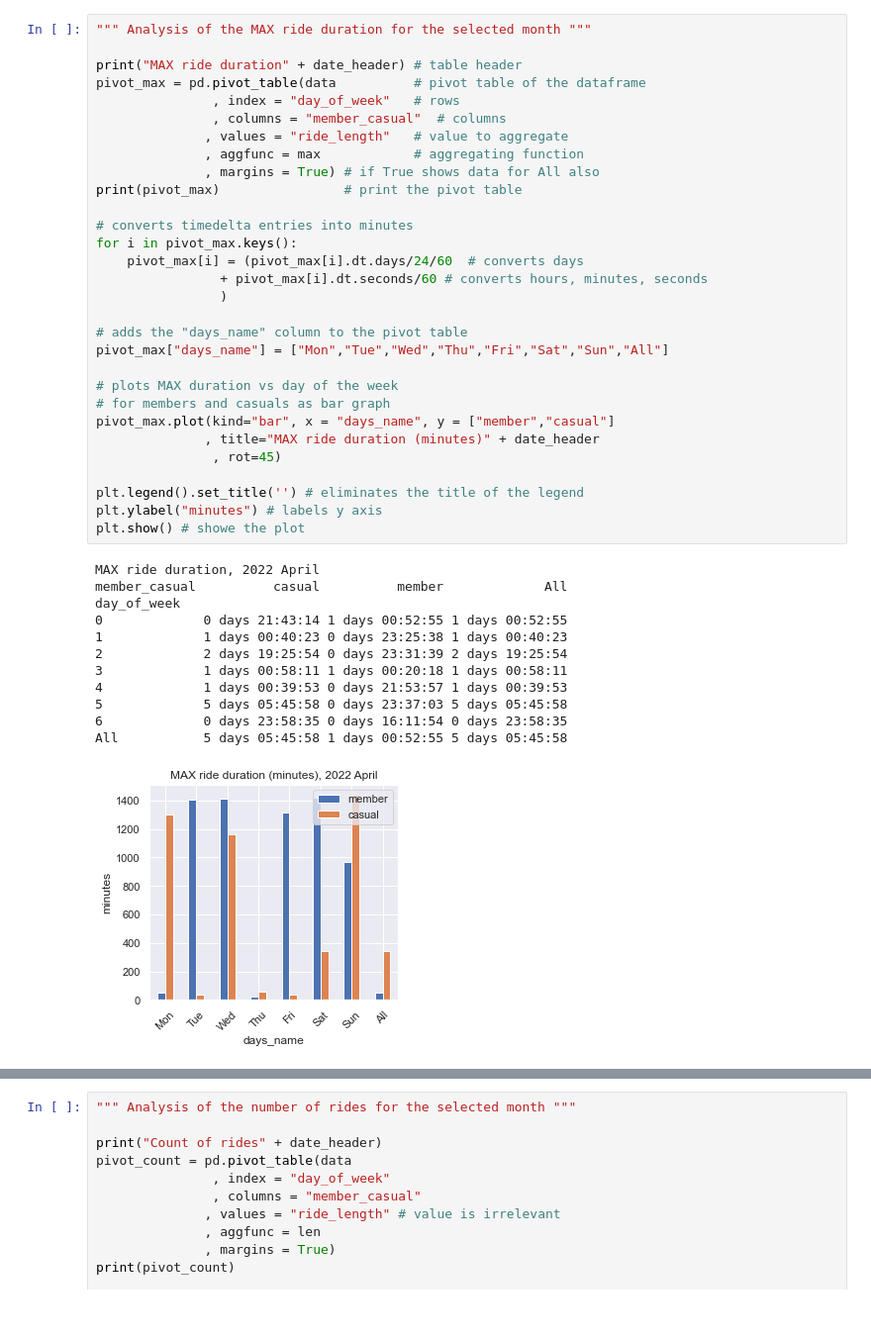
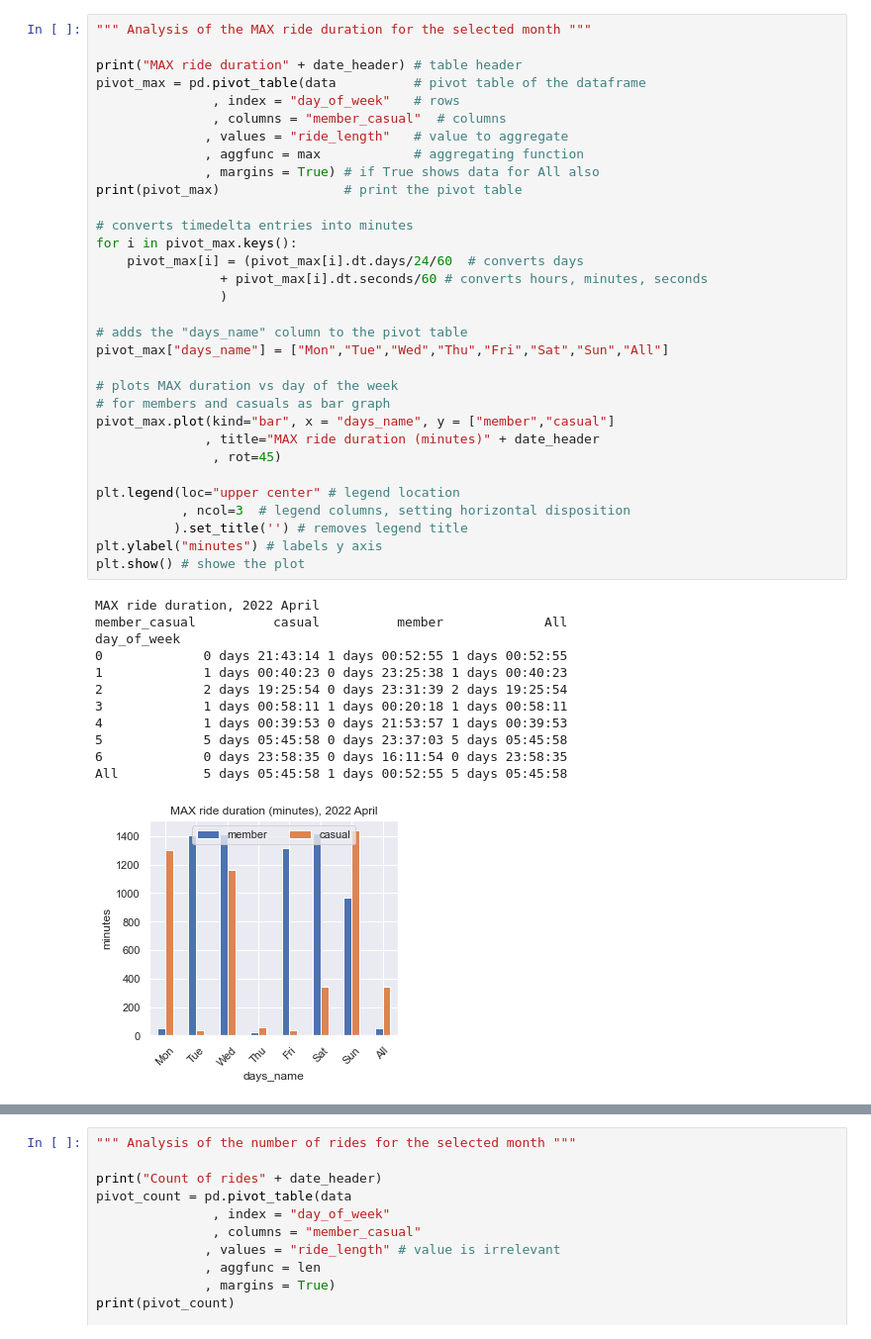
Before and after one commit to valeriobellucci/case-study-1, a Jupyter notebook: data-analysis-month.ipynb, the cells around one changed output, grey strips where cells are left out. Shown: that part at 99% size. Saved outputs shown, nothing was run; the diff lists cells and outputs as text.

```diff
--- a/data-analysis-month.ipynb
+++ b/data-analysis-month.ipynb
@@ -96,35 +96,37 @@ print(pivot_max)                # print the pivot table
 
 # converts timedelta entries into minutes
 for i in pivot_max.keys():
     pivot_max[i] = (pivot_max[i].dt.days/24/60  # converts days
                 + pivot_max[i].dt.seconds/60 # converts hours, minutes, seconds
                 )
 
 # adds the "days_name" column to the pivot table
 pivot_max["days_name"] = ["Mon","Tue","Wed","Thu","Fri","Sat","Sun","All"]
 
 # plots MAX duration vs day of the week
 # for members and casuals as bar graph
 pivot_max.plot(kind="bar", x = "days_name", y = ["member","casual"]
               , title="MAX ride duration (minutes)" + date_header
                , rot=45)
 
-plt.legend().set_title('') # eliminates the title of the legend
+plt.legend(loc="upper center" # legend location
+           , ncol=3  # legend columns, setting horizontal disposition
+          ).set_title('') # removes legend title
 plt.ylabel("minutes") # labels y axis
 plt.show() # showe the plot
 # %% [output]
 MAX ride duration, 2022 April
 member_casual          casual          member             All
 day_of_week
 0             0 days 21:43:14 1 days 00:52:55 1 days 00:52:55
 1             1 days 00:40:23 0 days 23:25:38 1 days 00:40:23
 2             2 days 19:25:54 0 days 23:31:39 2 days 19:25:54
 3             1 days 00:58:11 1 days 00:20:18 1 days 00:58:11
 4             1 days 00:39:53 0 days 21:53:57 1 days 00:39:53
 5             5 days 05:45:58 0 days 23:37:03 5 days 05:45:58
 6             0 days 23:58:35 0 days 16:11:54 0 days 23:58:35
 All           5 days 05:45:58 1 days 00:52:55 5 days 05:45:58
-[figure, old version]
+[figure, new version]
 # %%
 """ Analysis of the MIN ride duration for the selected month """
 
```
Also changed, not shown: parts of 1 cell of this notebook, 2 other files.
